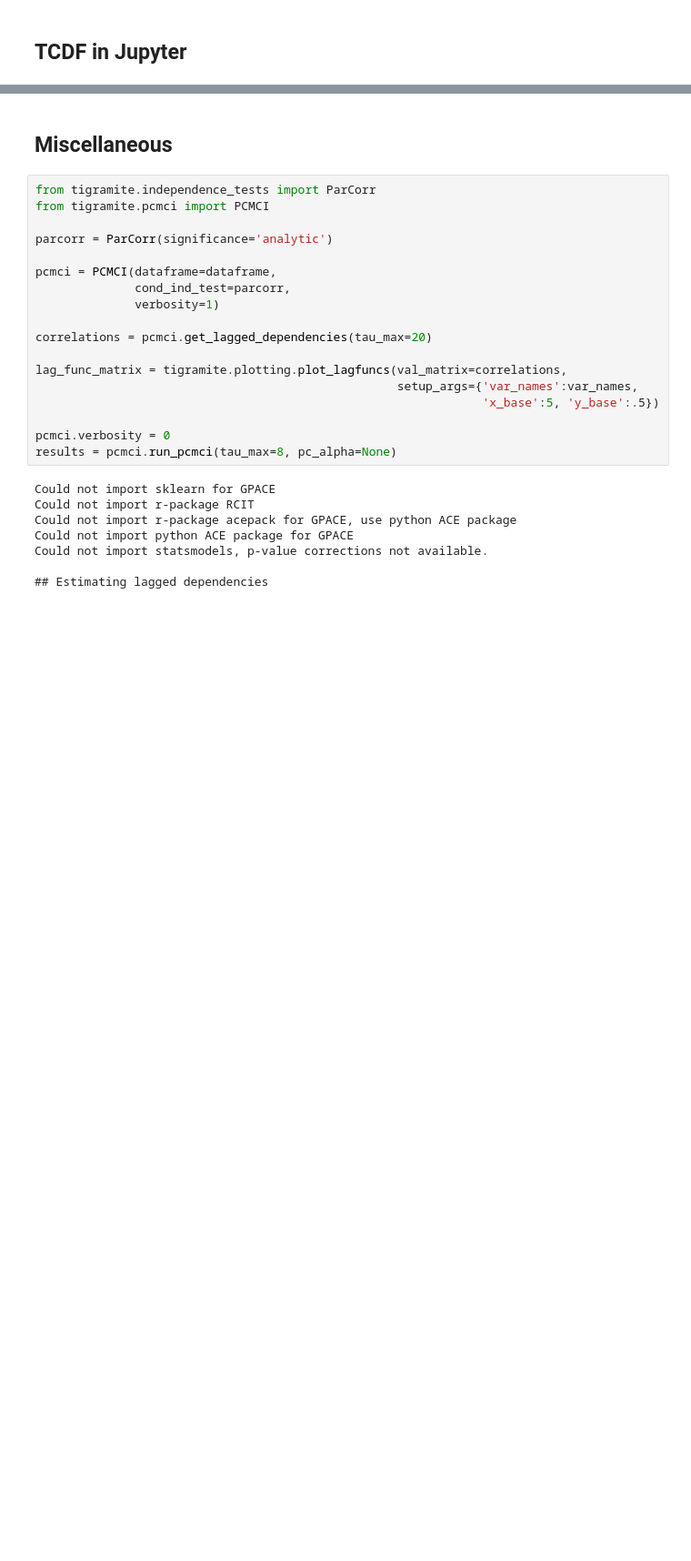
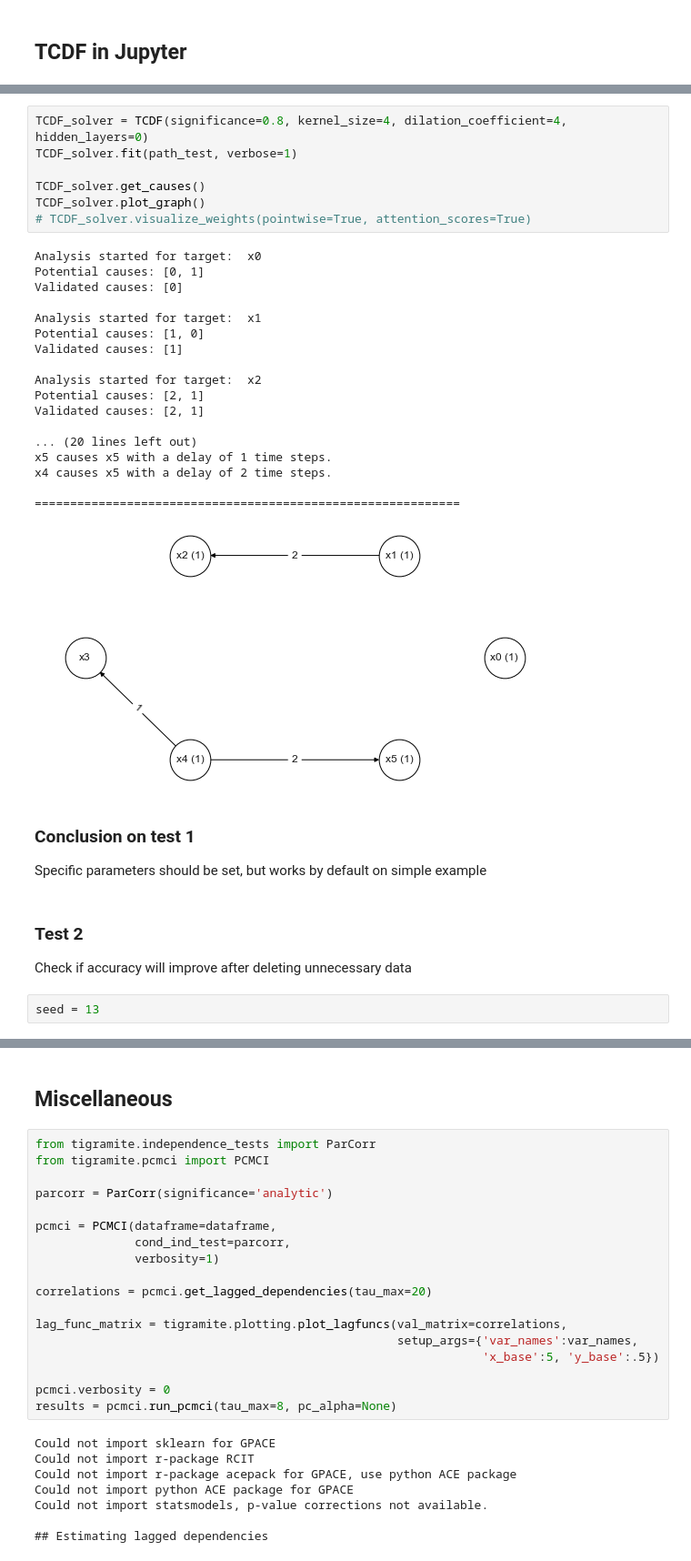
Before and after one commit to sataset/TCDF-mod, a Jupyter notebook: jupyter-notebooks/TCDF-mod-test.ipynb, the cells around one changed output, grey strips where cells are left out. Shown at 91% size. Drawn from its saved outputs; the diff is of its cells as text; blank space fills up the shorter version.

```diff
--- a/jupyter-notebooks/TCDF-mod-test.ipynb
+++ b/jupyter-notebooks/TCDF-mod-test.ipynb
@@ -163,0 +271,36 @@ TCDF_solver.visualize_weights(pointwise=True, attention_scores=True)
+# %%
+TCDF_solver = TCDF(significance=0.8, kernel_size=4, dilation_coefficient=4, hidden_layers=0)
+TCDF_solver.fit(path_test, verbose=1)
+
+TCDF_solver.get_causes()
+TCDF_solver.plot_graph()
+# TCDF_solver.visualize_weights(pointwise=True, attention_scores=True)
+# %% [output]
+Analysis started for target:  x0
+Potential causes: [0, 1]
+Validated causes: [0]
+
+Analysis started for target:  x1
+Potential causes: [1, 0]
+Validated causes: [1]
+
+Analysis started for target:  x2
+Potential causes: [2, 1]
+Validated causes: [2, 1]
+
+... (20 lines left out)
+x5 causes x5 with a delay of 1 time steps.
+x4 causes x5 with a delay of 2 time steps.
+
+============================================================
+[figure, added]
+# %% [markdown]
+### Conclusion on test 1
+
+Specific parameters should be set, but works by default on simple example
+# %% [markdown]
+### Test 2
+
+Check if accuracy will improve after deleting unnecessary data
+# %%
+seed = 13
```
Also changed, not shown: parts of 38 cells of this notebook.
